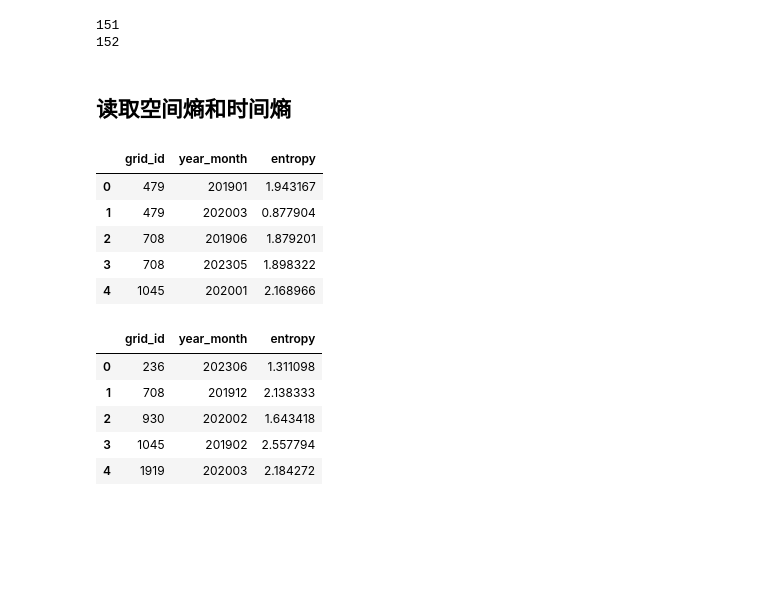
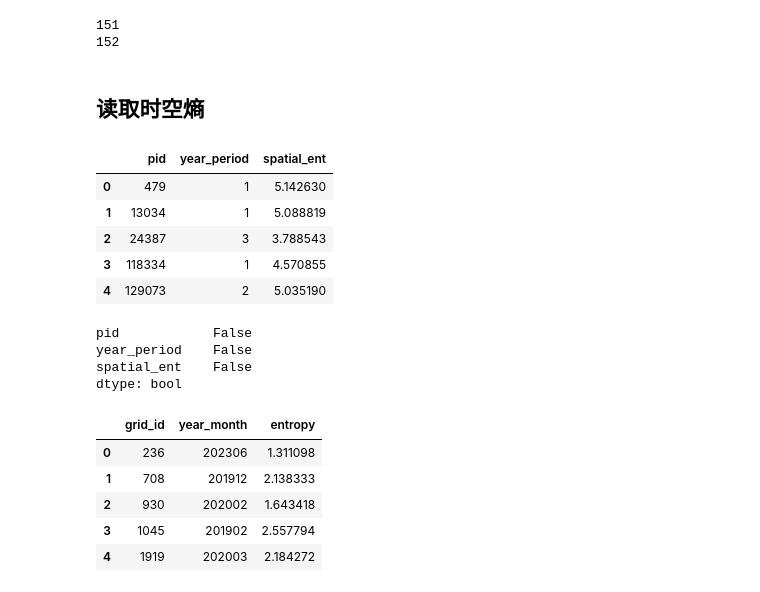
Before and after one commit to HuangNX/Conformity_Casual_Inferance, a Jupyter notebook: data_processing.ipynb, the cells around one changed output. Saved outputs shown, nothing was run; the diff lists cells and outputs as text; code cells hidden in the pictures; blank space fills up the shorter version.

```diff
--- a/data_processing.ipynb
+++ b/data_processing.ipynb
@@ -730,14 +730,15 @@ print(dataset['sequence_length'][1])
 151
 152
 # %% [markdown]
-## 读取空间熵和时间熵
+## 读取时空熵
 # %%
-spatio_ent = pd.read_csv("../data/sample_poi_month_entro_yura.csv")
+spatio_ent = pd.read_csv("../data/raw_data/sample_entro_fnid_twindow_yura.csv")
+spatio_ent.rename(columns={"grid_id":"pid", "entropy":"spatial_ent"}, inplace=True)
 spatio_ent.head()
 # %% [output]
-|  | grid_id | year_month | entropy |
-| 0 | 479 | 201901 | 1.943167 |
-| 1 | 479 | 202003 | 0.877904 |
-| 2 | 708 | 201906 | 1.879201 |
-| 3 | 708 | 202305 | 1.898322 |
-| 4 | 1045 | 202001 | 2.168966 |
+|  | pid | year_period | spatial_ent |
+| 0 | 479 | 1 | 5.142630 |
+| 1 | 13034 | 1 | 5.088819 |
+| 2 | 24387 | 3 | 3.788543 |
+| 3 | 118334 | 1 | 4.570855 |
+| 4 | 129073 | 2 | 5.035190 |
@@ -744,3 +748,10 @@ spatio_ent.head()
+# %%
+spatio_ent.isna().any()
+# %% [output]
+pid            False
+year_period    False
+spatial_ent    False
+dtype: bool
 # %%
 time_ent = pd.read_csv("../data/sample_move_month_entro_yura.csv")
 time_ent.head()
```
Also changed, not shown: parts of 3 cells of this notebook, 7 other files.
